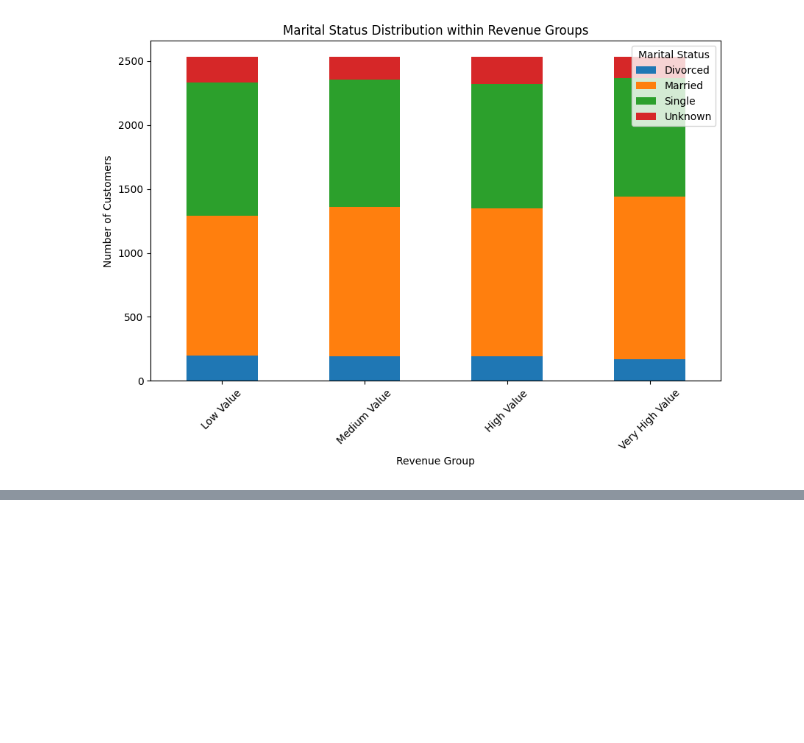
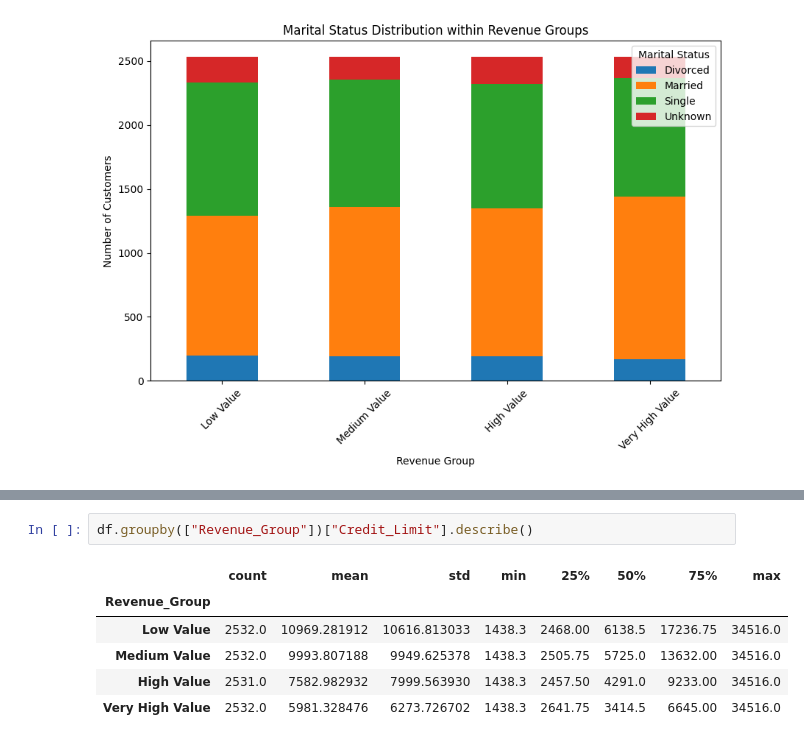
Before and after one commit to NickSordi/FU6520_NS, a Jupyter notebook: CLV/Survival copy.ipynb, the cells around one changed output, grey strips where cells are left out. Drawn from its saved outputs; the diff is of its cells as text; blank space fills up the shorter version.

```diff
--- a/CLV/Survival copy.ipynb
+++ b/CLV/Survival copy.ipynb
@@ -689,0 +765,9 @@ plt.show()
+# %%
+df.groupby(["Revenue_Group"])["Credit_Limit"].describe()
+# %% [output]
+|  | count | mean | std | min | 25% | 50% | 75% | max |
+| Revenue_Group |  |  |  |  |  |  |  |  |
+| Low Value | 2532.0 | 10969.281912 | 10616.813033 | 1438.3 | 2468.00 | 6138.5 | 17236.75 | 34516.0 |
+| Medium Value | 2532.0 | 9993.807188 | 9949.625378 | 1438.3 | 2505.75 | 5725.0 | 13632.00 | 34516.0 |
+| High Value | 2531.0 | 7582.982932 | 7999.563930 | 1438.3 | 2457.50 | 4291.0 | 9233.00 | 34516.0 |
+| Very High Value | 2532.0 | 5981.328476 | 6273.726702 | 1438.3 | 2641.75 | 3414.5 | 6645.00 | 34516.0 |
```
Also changed, not shown: parts of 15 cells of this notebook, 6 other files.
